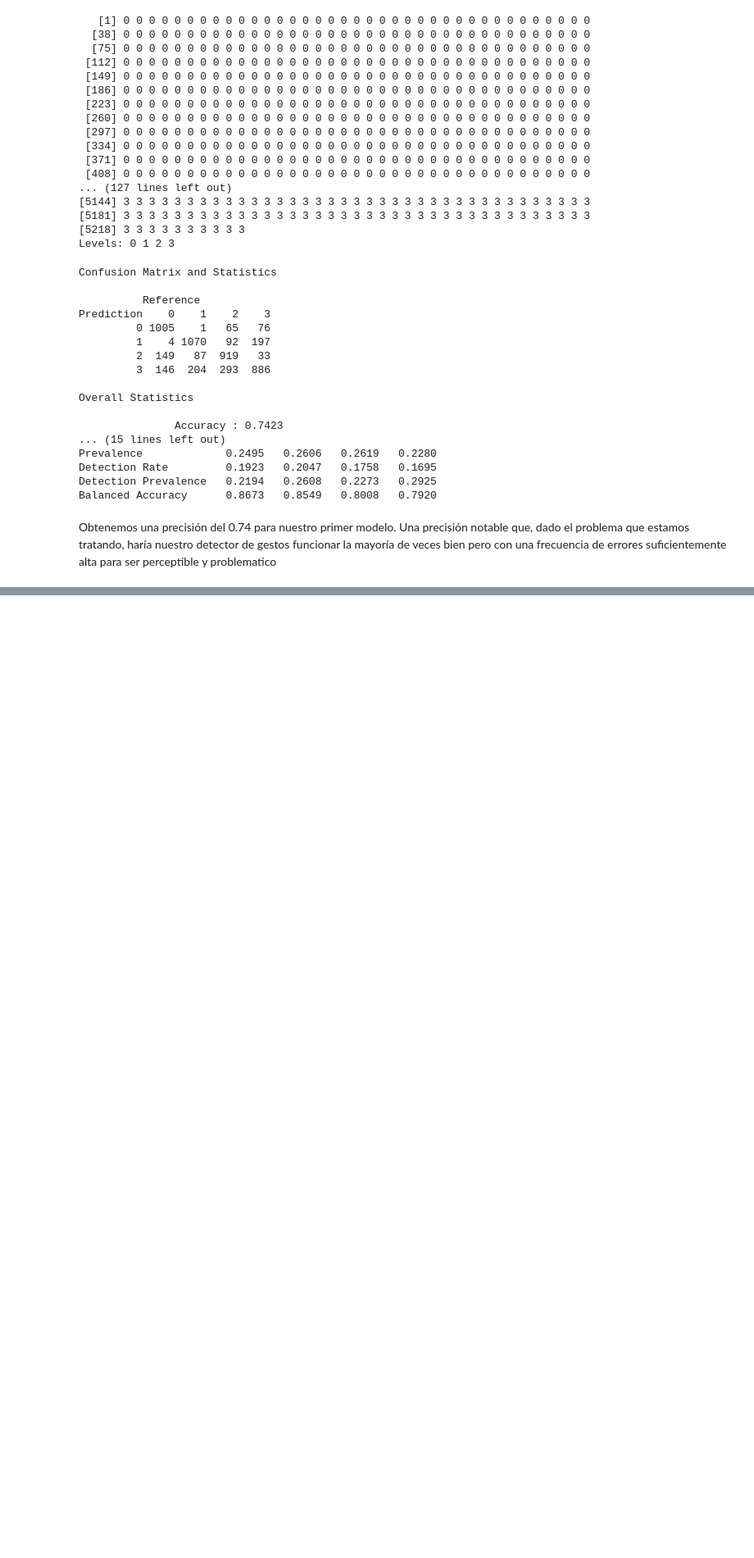
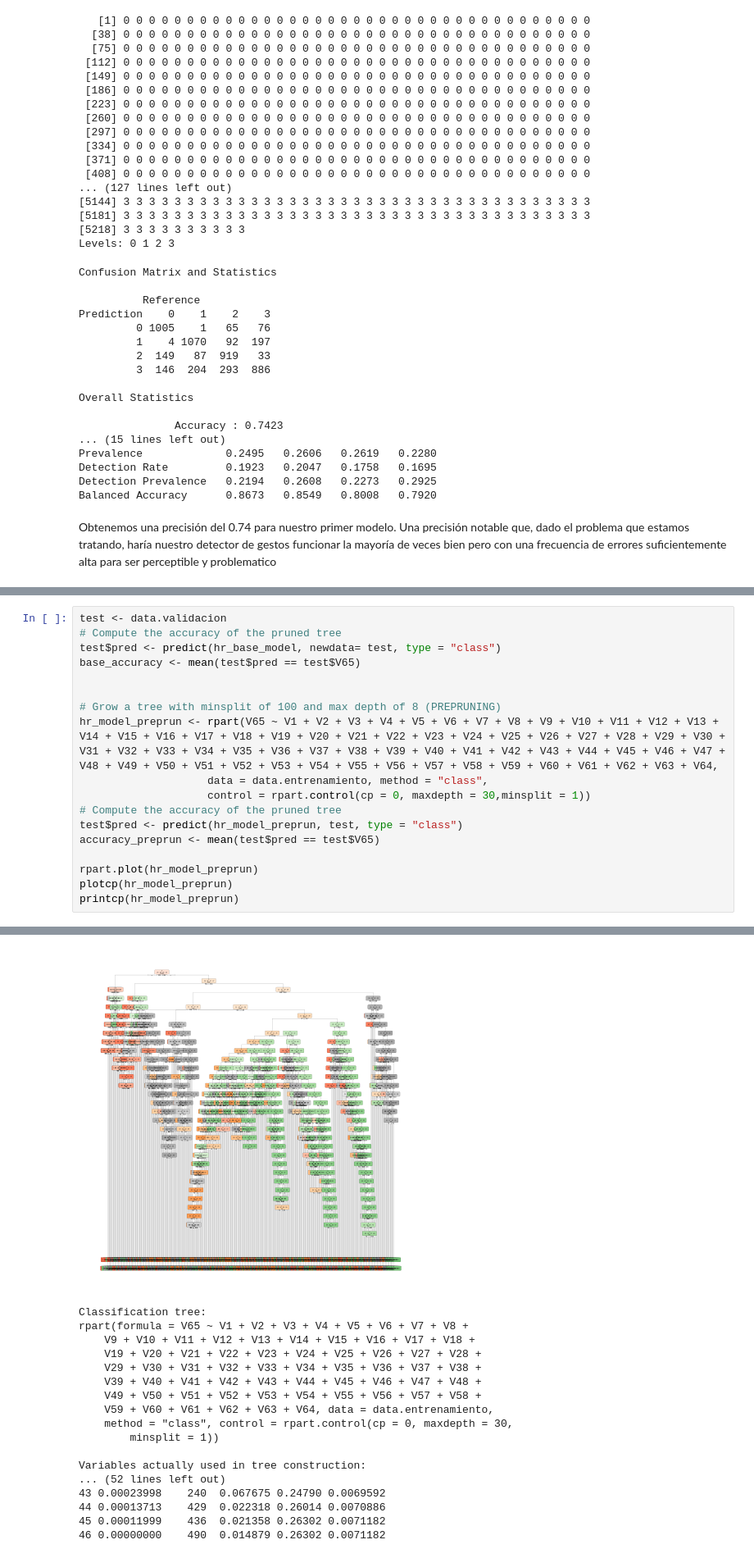
Before and after one commit to JDM-ULL-93/Practica_TID, a Jupyter notebook: Árbol_de_Clasificación.ipynb, the cells around one changed output, grey strips where cells are left out. Shown at 82% size. Drawn from its saved outputs; the diff is of its cells as text; blank space fills up the shorter version.

```diff
--- a/Árbol_de_Clasificación.ipynb
+++ b/Árbol_de_Clasificación.ipynb
@@ -200,0 +295,19 @@ Obtenemos una precisión del 0.74 para nuestro primer modelo. Una precisión not
+# %%
+test <- data.validacion
+# Compute the accuracy of the pruned tree
+test$pred <- predict(hr_base_model, newdata= test, type = "class")
+base_accuracy <- mean(test$pred == test$V65)
+
+
+# Grow a tree with minsplit of 100 and max depth of 8 (PREPRUNING)
+hr_model_preprun <- rpart(V65 ~ V1 + V2 + V3 + V4 + V5 + V6 + V7 + V8 + V9 + V10 + V11 + V12 + V13 + V14 + V15 + V16 + V17 + V18 + V19 + V20 + V21 + V22 + V23 + V24 + V25 + V26 + V27 + V28 + V29 + V30 + V31 + V32 + V33 + V34 + V35 + V36 + V37 + V38 + V39 + V40 + V41 + V42 + V43 + V44 + V45 + V46 + V47 + V48 + V49 + V50 + V51 + V52 + V53 + V54 + V55 + V56 + V57 + V58 + V59 + V60 + V61 + V62 + V63 + V64,
+                    data = data.entrenamiento, method = "class",
+                    control = rpart.control(cp = 0, maxdepth = 30,minsplit = 1))
+# Compute the accuracy of the pruned tree
+test$pred <- predict(hr_model_preprun, test, type = "class")
+accuracy_preprun <- mean(test$pred == test$V65)
+
+rpart.plot(hr_model_preprun)
+plotcp(hr_model_preprun)
+printcp(hr_model_preprun)
+# %% [output]
@@ -200,0 +316,18 @@ Obtenemos una precisión del 0.74 para nuestro primer modelo. Una precisión not
+[figure, added]
+Classification tree:
+rpart(formula = V65 ~ V1 + V2 + V3 + V4 + V5 + V6 + V7 + V8 +
+    V9 + V10 + V11 + V12 + V13 + V14 + V15 + V16 + V17 + V18 +
+    V19 + V20 + V21 + V22 + V23 + V24 + V25 + V26 + V27 + V28 +
+    V29 + V30 + V31 + V32 + V33 + V34 + V35 + V36 + V37 + V38 +
+    V39 + V40 + V41 + V42 + V43 + V44 + V45 + V46 + V47 + V48 +
+    V49 + V50 + V51 + V52 + V53 + V54 + V55 + V56 + V57 + V58 +
+    V59 + V60 + V61 + V62 + V63 + V64, data = data.entrenamiento,
+    method = "class", control = rpart.control(cp = 0, maxdepth = 30,
+        minsplit = 1))
+
+Variables actually used in tree construction:
+... (52 lines left out)
+43 0.00023998    240  0.067675 0.24790 0.0069592
+44 0.00013713    429  0.022318 0.26014 0.0070886
+45 0.00011999    436  0.021358 0.26302 0.0071182
+46 0.00000000    490  0.014879 0.26302 0.0071182
```
Also changed, not shown: parts of 24 cells of this notebook.
